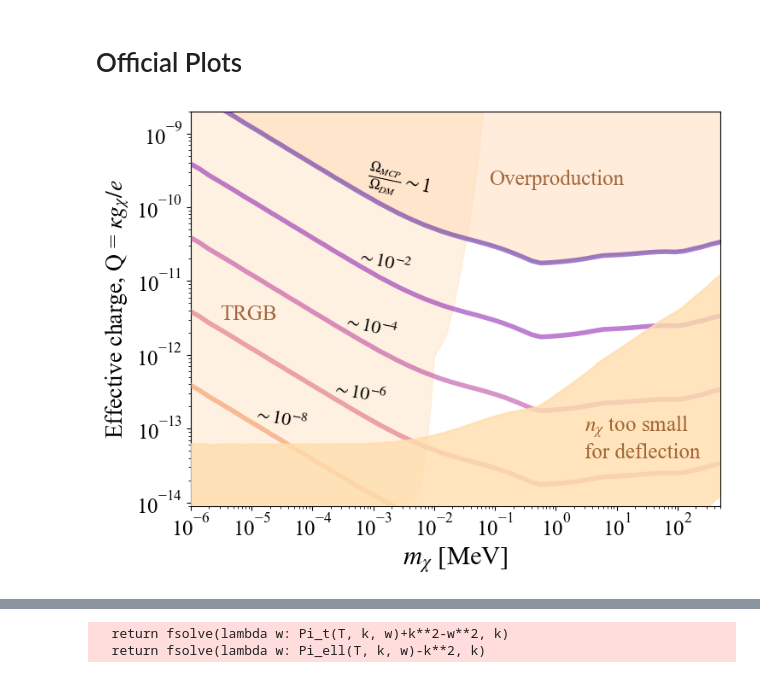
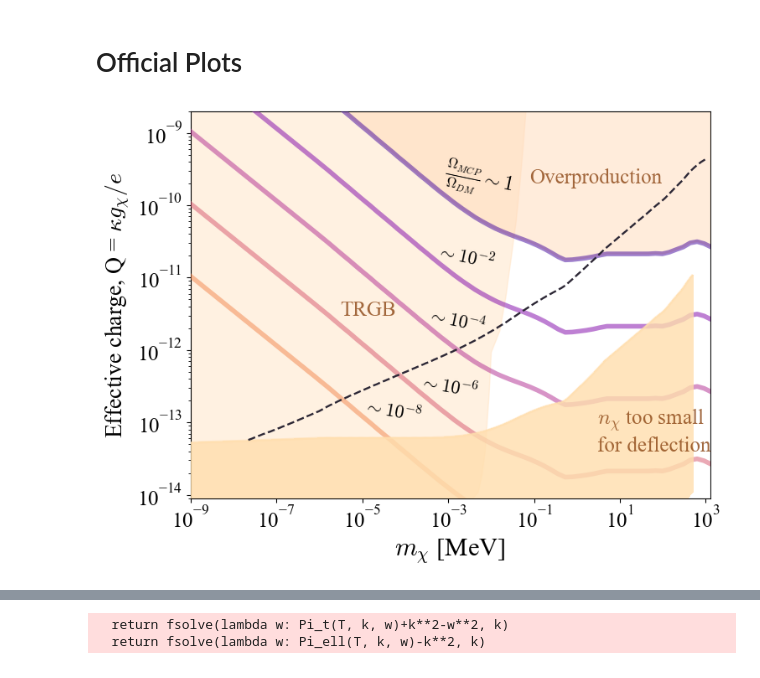
Before and after one commit to ellailes/irreducible-mcp, a Jupyter notebook: optimizing-SNR.ipynb, the cells around one changed output, grey strips where cells are left out. Saved outputs shown, nothing was run; the diff lists cells and outputs as text; code cells hidden in the pictures.

```diff
--- a/optimizing-SNR.ipynb
+++ b/optimizing-SNR.ipynb
@@ -87,8 +130,8 @@ I = np.array([[0.001,7.8033, 97766.64229485039],
 [1.1853765521484326e-16,1.052e-12, 1.4050380975813941e-8]])
 II = np.array([[0.0010306061113598667,14.639, 100145.2790165795],
 [2.449863058799726e-17,4.104e-13,  2.903845976396403e-9]])
-III = np.array([[0.001028684261087717,20.886, 99958.53043279848],
-[5.5396757921213996e-18,1.3359e-13, 6.56623038651541e-10]])
+III = np.array([[2.3204802449190384e-5,4.719992950005161e-5, 9.856006078476435e-5, 0.001028684261087717,20.886, 99958.53043279848],
+[1.4324675853289628e-19,2.8220144572275366e-19, 5.56018588042746e-19 , 5.5396757921213996e-18,1.3359e-13, 6.56623038651541e-10]])
 BDM = np.array([[0.001028684261087717, 99958.53043279848],
 [5.736467639337131e-16, 6.799489634077243e-8]])
 
@@ -115,5 +158,5 @@ print(np.log10(500))
 # %%
-mlist = np.logspace(-6,2.7, num = 400)
+mlist = np.logspace(-7.651260504201679,3, num = 400)
 Qlist = np.logspace(-19,-9, num = 400)
 
 snrI = np.empty((400,400))
@@ -342,7 +385,7 @@ plt.show()
 # %% [markdown]
 ## Millicharge Density
 # %%
-mlistn = np.logspace(-6,2.7, num = 200)
+mlistn = np.logspace(-9,2.7, num = 200)
 Qlistn = np.logspace(-19,-9, num = 200)
 
 
@@ -441,5 +491,8 @@ print(x)
 # %% [markdown]
 # Official Plots
+# %%
+mliststar = np.logspace(-9,7,num = 100)
+freeze_in = np.array([freeze_in_func(i) for i in mliststar])
 # %%
 cmap = plt.get_cmap('plasma')
 cmap2 = plt.get_cmap('viridis')
@@ -454,7 +507,7 @@ f.set_size_inches(8, 6)
 #cbar.set_label(r"SNR$_{norm}$ [adim.]", fontsize = 20)
 ax.set_xscale('log')
 ax.set_yscale('log')
-ax.set_xlim([1e-6,10**(2.7)])
+ax.set_xlim([1e-9,10**(3.1)])
 l = 4
 a = 0.5
 ax.loglog(mliststar,freeze_in,lw = l, color = cmap(0.1),zorder = 3, alpha = a)
@@ -465,39 +518,51 @@ ax.loglog(mliststar, freeze_in/100,c=cmap(0.4),lw=l,alpha = a,zorder = 3)
 ax.loglog(mliststar, freeze_in/1000,c=cmap(0.55),lw=l, alpha = a,zorder = 3)
 ax.loglog(mliststar, freeze_in/10000,c=cmap(0.7),lw=l,alpha = a,zorder = 3)
 #ax.loglog(mlist2, Qm13/0.1,c='blue',lw=l,alpha = 1,zorder = 3)
+
+linestyle = "dotted"
+cmap1 = plt.get_cmap("plasma")
+b = "#2D2836"
+c11 = "k" #"limegreen"
+c22 = "k"#"mediumseagreen"
+c33 = b#"seagreen"
+#ax.contour(mlist,Qlist,snrI,colors = [c11],linewidths = 1.7,alpha = 1,norm = colors.LogNorm(), levels = [1],zorder = 4,linestyles = ["dashed"])
+#ax.loglog( I[0]/10**3,I[1],lw = 2, color = "lightcoral",linestyle = "dashed",alpha = 1,label = "E-Field I",zorder = 3)
+#ax.contour(mlist,Qlist,snrII,colors = [c22],linewidths = 1.7,alpha = 1,norm = colors.LogNorm(), levels = [1],zorder = 4,linestyles = ["dashed"])
+#ax.loglog( II[0]/10**3,II[1],lw = 2, color = "indianred",linestyle = "dashed",alpha = 1,label = "E-Field II",zorder = 3)
+ax.contour(mlist,Qlist,snrIII,colors = [c33],linewidths = 1.7,alpha = 1,norm = colors.LogNorm(), levels = [1],zorder = 4,linestyles = ["dashed"])
 
 #ax.fill_between(x/10**,10e-14,1, color = "whitesmoke",zorder = 0)
 ax.fill_between(x/10**3,y,1, color = "bisque",alpha = 0.5,zorder = 0)
 ax.fill_between(mliststar,freeze_in,1,color = "peachpuff",alpha = 0.5,zorder = 1)
 #ax.fill_between(I[0]/10**3,I[1],1, color = "gainsboro")
 #ax.fill_between(III[0]/10**3,III[1],10e-20, color = "gainsboro")
 #ax.loglog(x,y, lw = 1, linestyle = "dashed",color = "gainsboro")
 ax.set_ylim([9e-15, 2e-9])
 ax.set_ylabel(r'Effective charge, Q = $\kappa g_\chi/e$', fontsize=20)
 ax.set_xlabel(r'$m_\chi$ [MeV]', fontsize=22)
 
 ax.text(0.000003, 0.000000000003, r'TRGB',rotation=0,fontsize=18,color = "saddlebrown",alpha = 0.8)
 ax.text(0.08, 0.0000000002, r'Overproduction',rotation=0,fontsize=18,color = "saddlebrown",alpha = 0.8)
 ax.text(0.0007, 0.00000000016, r'$\frac{\Omega_{MCP}}{\Omega_{DM}} \sim 1$',rotation=-12,fontsize=17)
 ax.text(0.0005, 0.000000000013, r'$\sim 10^{-2}$',rotation=-12,fontsize=16)
 ax.text(0.0003, 0.0000000000017, r'$\sim 10^{-4}$',rotation=-12,fontsize=16)
 ax.text(0.0002, 0.00000000000022, r'$\sim 10^{-6}$',rotation=-10,fontsize=16)
 ax.text(0.00001, 0.0000000000001, r'$\sim 10^{-8}$',rotation=-10,fontsize=16)
 #ax.text(0.0001, 0.000000000000003, r'$\sim 10^{-5}$',rotation=-10,fontsize=11)
 
 ax.xaxis.set_tick_params(labelsize=18)
 ax.yaxis.set_tick_params(labelsize=18)
 
 cont = ax.contourf(mlistn,Qlistn,nx,linestyles = ["None"],colors = "navajowhite",alpha = 0.8,norm = colors.LogNorm(), levels = [0.0000001,0.1],zorder = 3)
 cont = ax.contour(mlistn,Qlistn,nx,linestyles = ["solid"],colors = "navajowhite",linewidths = 2,alpha = 0.6,norm = colors.LogNorm(), levels = [0.1],zorder = 3)
 ax.text(30/10, 0.00000000000004, '$n_\chi$ too small\nfor deflection',rotation=0,fontsize=18, color = "saddlebrown",alpha = 0.8)
 
 #ax.fill_between(mlist,nx,10e-30,color = "gainsboro")
 
 #ax.legend(loc='lower right',fontsize=12)
 plt.show()
 # %% [output]
-[figure, old version]
+[figure, new version]
 # %%
 def sigma_to_Q(se,mx):
     mu_e = me*mx/(me+mx)
```
Also changed, not shown: parts of 32 cells of this notebook, 30 other files.
